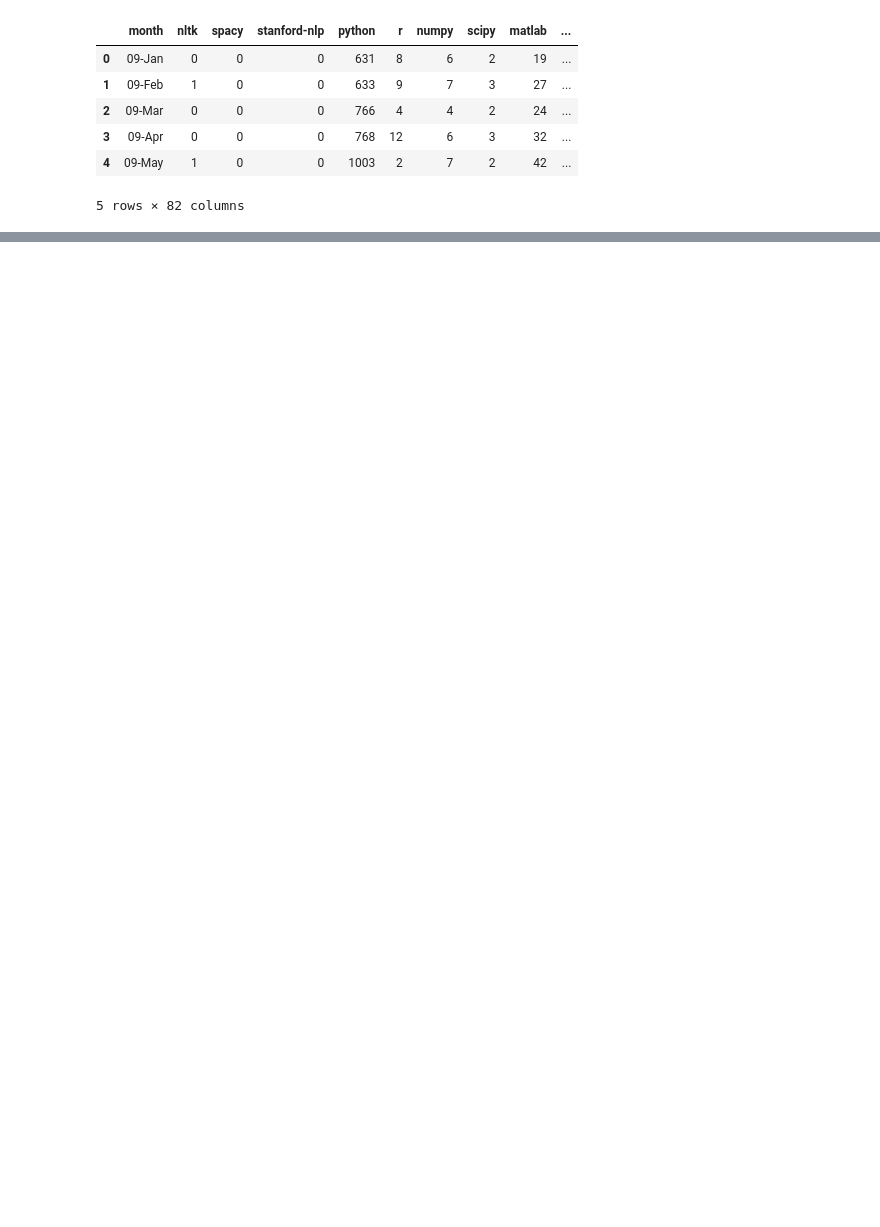
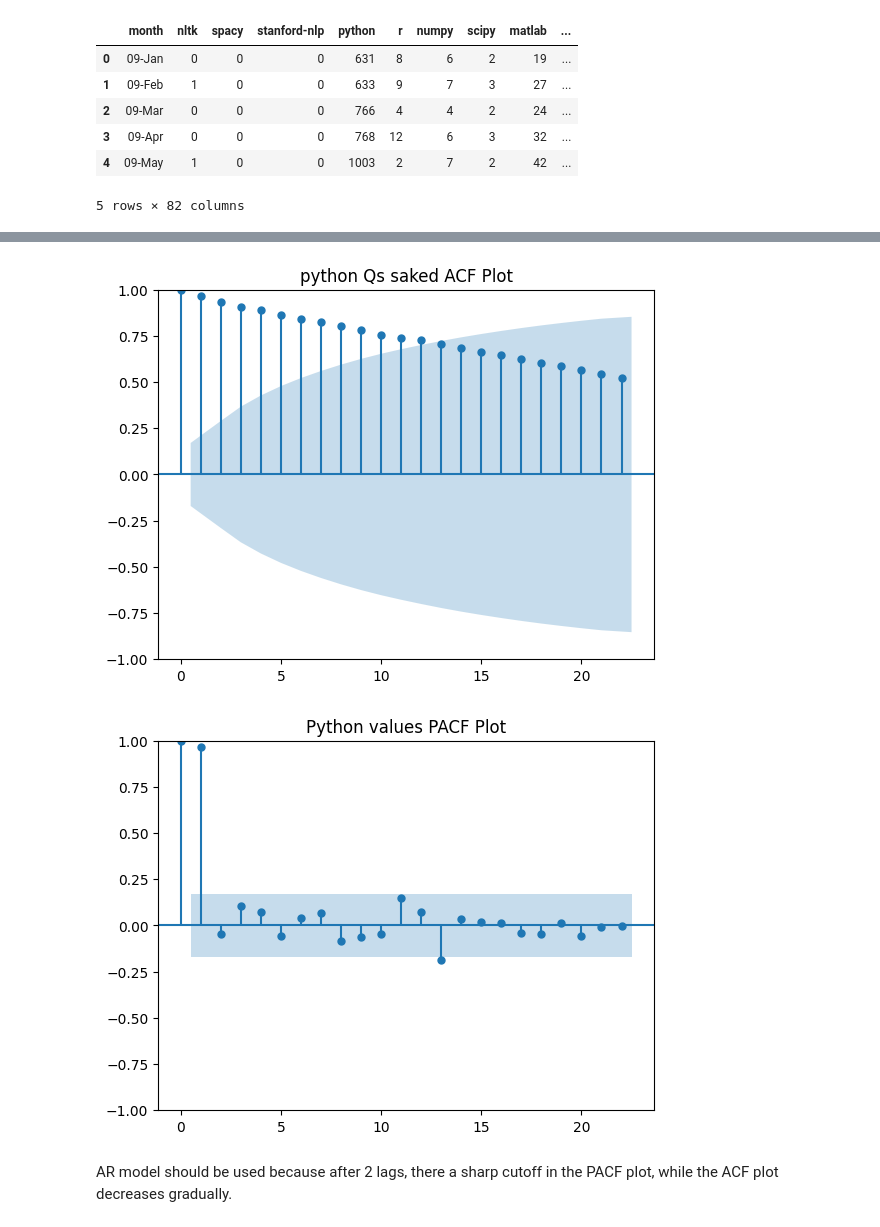
Before and after one commit to jhylisa666/DS4420-final-project, a Jupyter notebook: arima.ipynb, the cells around one changed output, grey strips where cells are left out. Drawn from its saved outputs; the diff is of its cells as text; code cells hidden in the pictures; blank space fills up the shorter version.

```diff
--- a/arima.ipynb
+++ b/arima.ipynb
@@ -52,0 +89,8 @@ timeseries.head()
+# %%
+for i in range(1, 11):
+    timeseries[f'Lag {i}'] = timeseries['python'].shift(i)
+
+# there will be some missing values for the early years, since we don't have (e.g.) 1870 to predict 1871
+# this means (with a maximum lag of 10 to investigate) we lost years 1871-1880:
+strikeout = timeseries.dropna()
+strikeout.head()
@@ -52,0 +105,16 @@ timeseries.head()
+# %%
+from statsmodels.graphics.tsaplots import plot_acf, plot_pacf
+
+# use the original data
+series = timeseries['python']
+plot_acf(series, title = 'python Qs saked ACF Plot')
+plt.show();
+# Looks like even up to a lag of 10 could provide significant information about the ensuing years
+
+plot_pacf(series, title = 'Python values PACF Plot')
+plt.show()
+# %% [output]
+[figure, added]
+[figure, added]
+# %% [markdown]
+AR model should be used because after 2 lags, there a sharp cutoff in the PACF plot, while the ACF plot decreases gradually.
```
Also changed, not shown: parts of 14 cells of this notebook.
